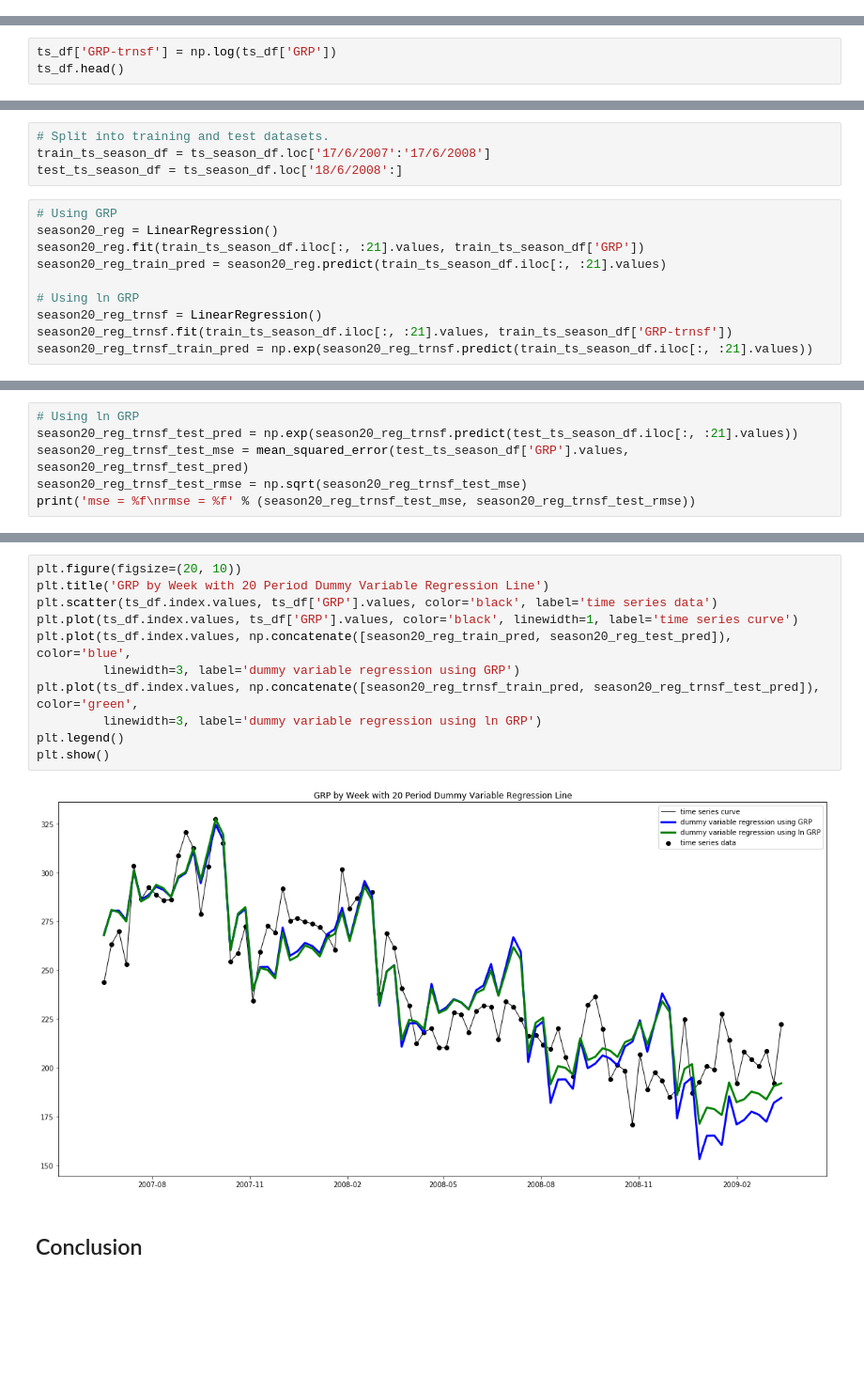
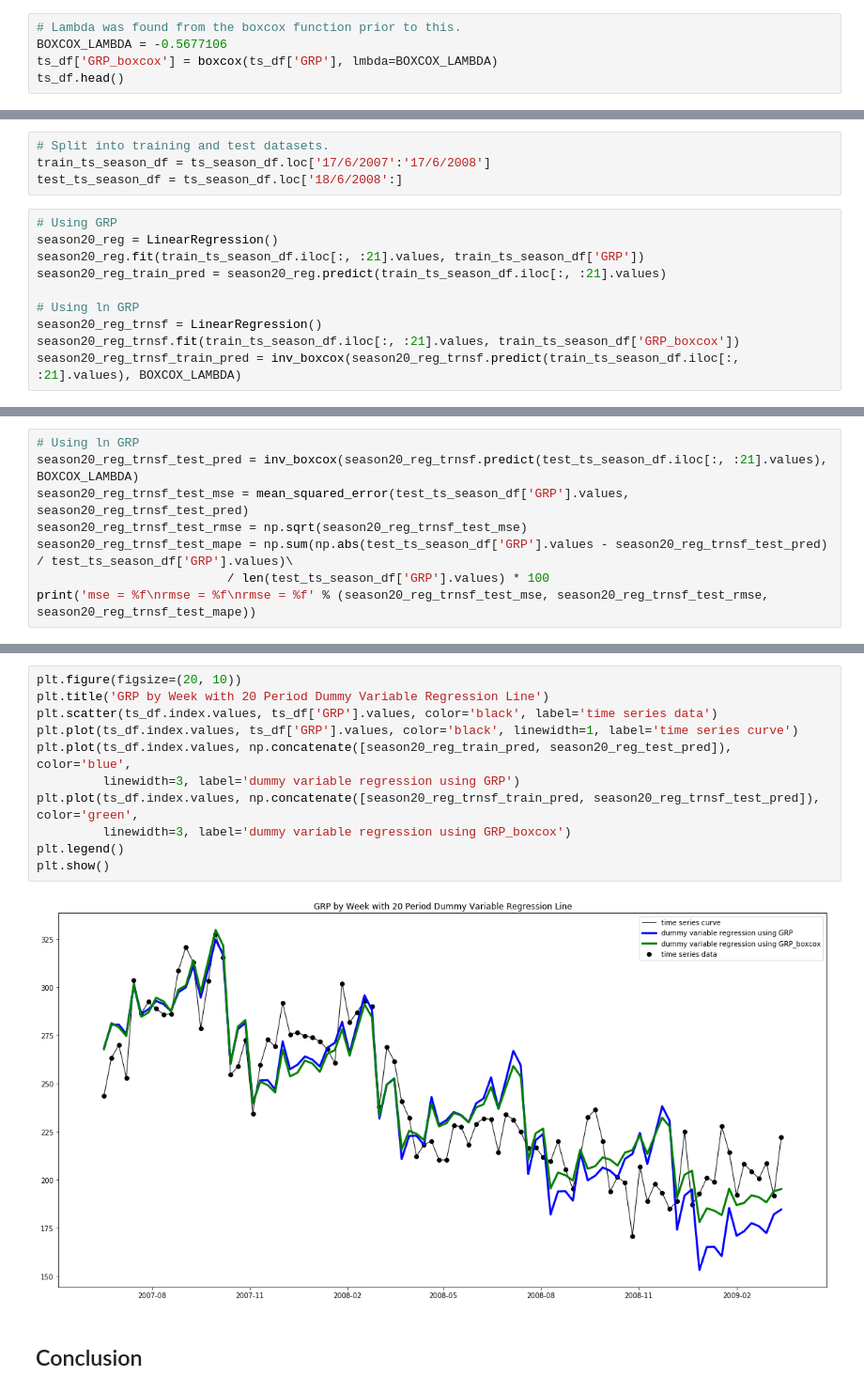
Before and after one commit to tkokkeng/KE5108-TVChannelRatings, a Jupyter notebook: linReg.ipynb, the cells around one changed output, grey strips where cells are left out. Shown at 94% size. Cells and saved outputs as stored; diff of their text form; blank space fills up the shorter version.

Commit message:
Updated Residual Analysis
Updated :
- Box-Cox transformation using StatsModels
- Ljung-Box Test
- ACF, PACF plots
- histogram plot of residual distribution

```diff
--- a/linReg.ipynb
+++ b/linReg.ipynb
@@ -99,0 +104,5 @@ The plot for the time series data shows a decreasing seasonal variation.
+# %%
+# Lambda was found from the boxcox function prior to this.
+BOXCOX_LAMBDA = -0.5677106
+ts_df['GRP_boxcox'] = boxcox(ts_df['GRP'], lmbda=BOXCOX_LAMBDA)
+ts_df.head()
@@ -358,3 +424,0 @@ memory usage: 5.4+ KB
-# %%
-ts_df['GRP-trnsf'] = np.log(ts_df['GRP'])
-ts_df.head()
@@ -569,5 +669,5 @@ season20_reg_train_pred = season20_reg.predict(train_ts_season_df.iloc[:, :21].v
 
 # Using ln GRP
 season20_reg_trnsf = LinearRegression()
-season20_reg_trnsf.fit(train_ts_season_df.iloc[:, :21].values, train_ts_season_df['GRP-trnsf'])
-season20_reg_trnsf_train_pred = np.exp(season20_reg_trnsf.predict(train_ts_season_df.iloc[:, :21].values))
+season20_reg_trnsf.fit(train_ts_season_df.iloc[:, :21].values, train_ts_season_df['GRP_boxcox'])
+season20_reg_trnsf_train_pred = inv_boxcox(season20_reg_trnsf.predict(train_ts_season_df.iloc[:, :21].values), BOXCOX_LAMBDA)
@@ -607,7 +718,9 @@ rmse = 28.536536
 # %%
 # Using ln GRP
-season20_reg_trnsf_test_pred = np.exp(season20_reg_trnsf.predict(test_ts_season_df.iloc[:, :21].values))
+season20_reg_trnsf_test_pred = inv_boxcox(season20_reg_trnsf.predict(test_ts_season_df.iloc[:, :21].values), BOXCOX_LAMBDA)
 season20_reg_trnsf_test_mse = mean_squared_error(test_ts_season_df['GRP'].values, season20_reg_trnsf_test_pred)
 season20_reg_trnsf_test_rmse = np.sqrt(season20_reg_trnsf_test_mse)
-print('mse = %f\nrmse = %f' % (season20_reg_trnsf_test_mse, season20_reg_trnsf_test_rmse))
+season20_reg_trnsf_test_mape = np.sum(np.abs(test_ts_season_df['GRP'].values - season20_reg_trnsf_test_pred) / test_ts_season_df['GRP'].values)\
+                          / len(test_ts_season_df['GRP'].values) * 100
+print('mse = %f\nrmse = %f\nrmse = %f' % (season20_reg_trnsf_test_mse, season20_reg_trnsf_test_rmse, season20_reg_trnsf_test_mape))
 # %% [output]
@@ -638,16 +754,16 @@ results_list
 # %%
 plt.figure(figsize=(20, 10))
 plt.title('GRP by Week with 20 Period Dummy Variable Regression Line')
 plt.scatter(ts_df.index.values, ts_df['GRP'].values, color='black', label='time series data')
 plt.plot(ts_df.index.values, ts_df['GRP'].values, color='black', linewidth=1, label='time series curve')
 plt.plot(ts_df.index.values, np.concatenate([season20_reg_train_pred, season20_reg_test_pred]), color='blue',
          linewidth=3, label='dummy variable regression using GRP')
 plt.plot(ts_df.index.values, np.concatenate([season20_reg_trnsf_train_pred, season20_reg_trnsf_test_pred]), color='green',
-         linewidth=3, label='dummy variable regression using ln GRP')
+         linewidth=3, label='dummy variable regression using GRP_boxcox')
 plt.legend()
 plt.show()
 # %% [output]
-[figure, old version]
+[figure, new version]
 # %% [markdown]
 ## Conclusion
 # %%
```
Also changed, not shown: parts of 63 cells of this notebook.
